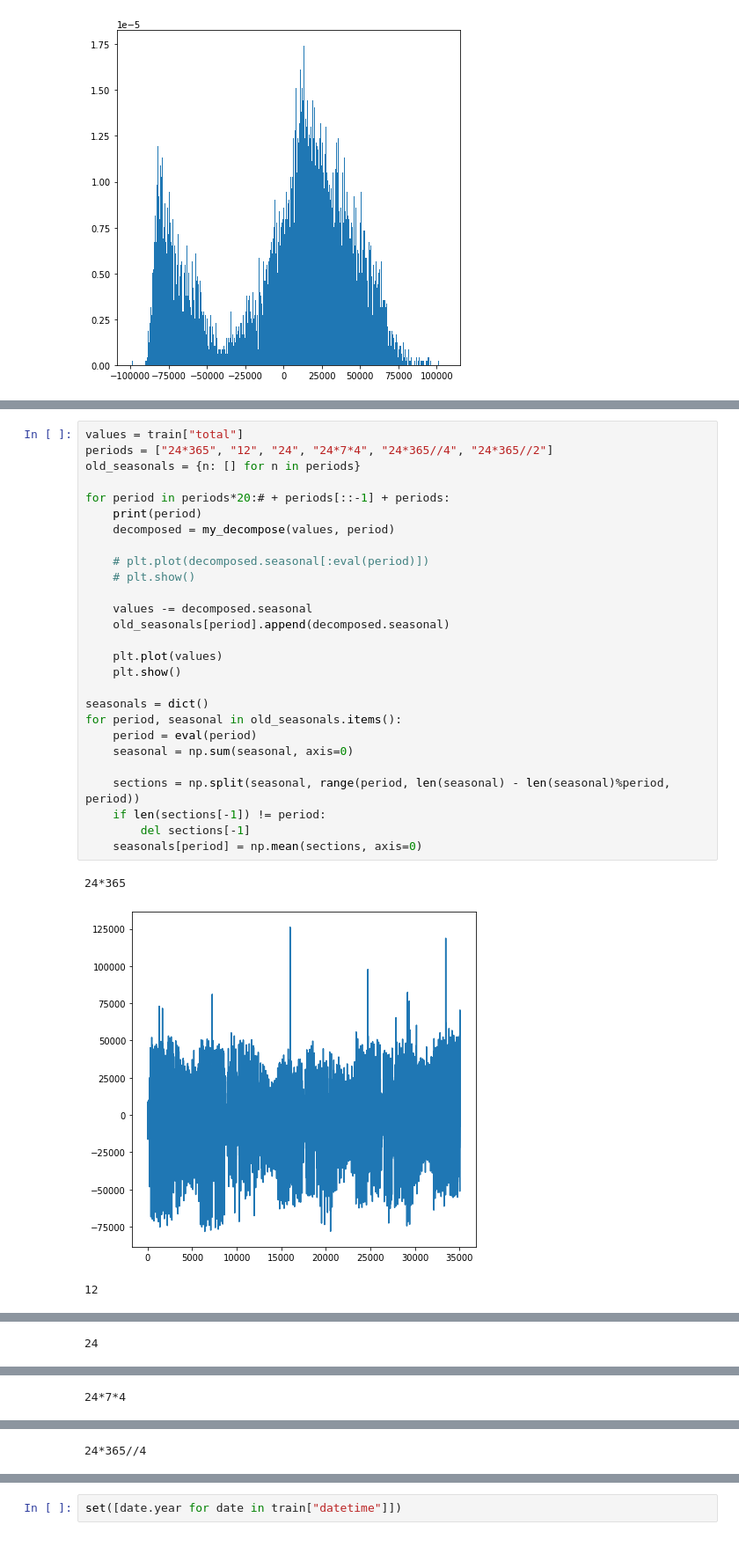
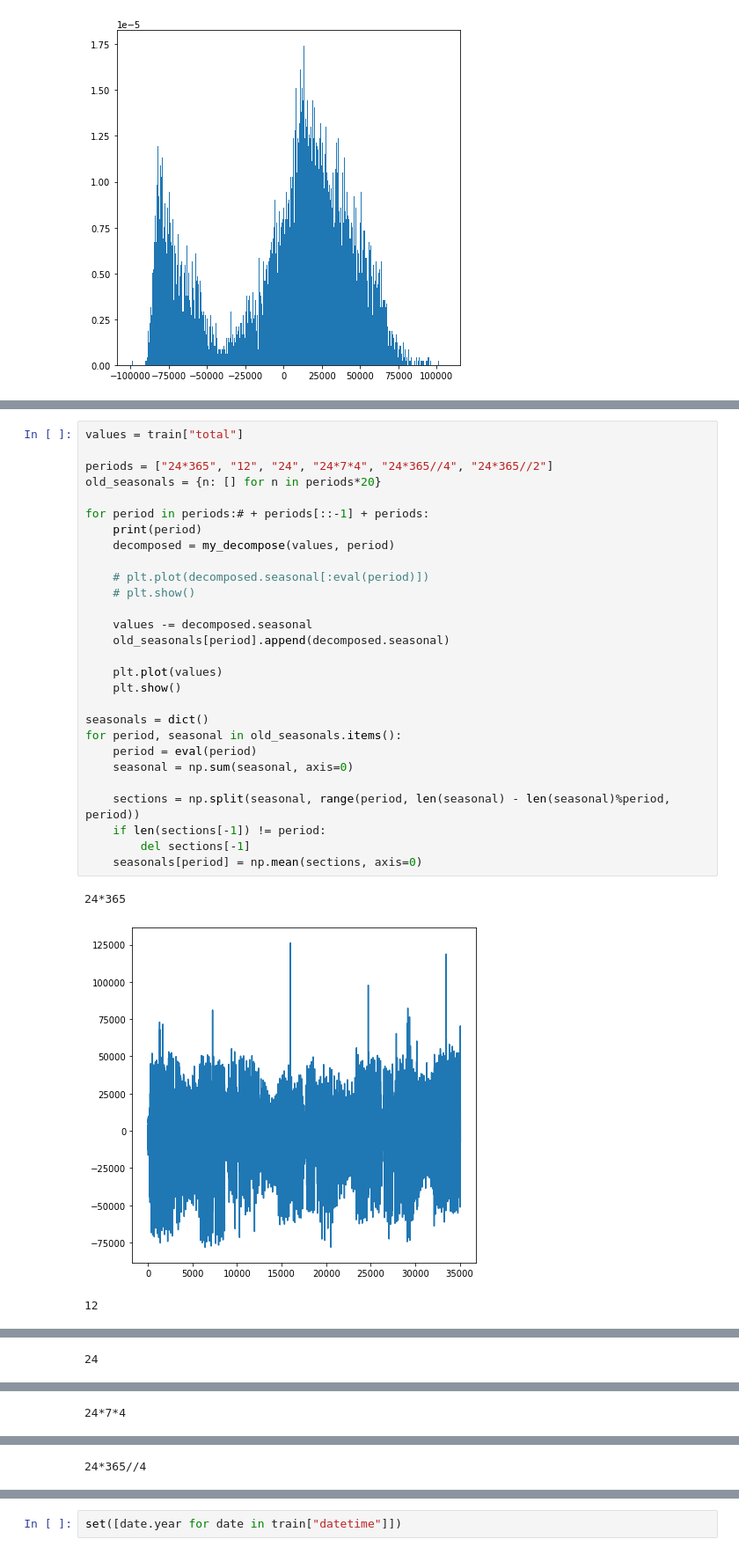
Before and after one commit to 0dminnimda/NTO_bigdata_2022_final, a Jupyter notebook: Baseline.ipynb, the cells around one changed output, grey strips where cells are left out. Shown at 88% size. Drawn from its saved outputs; the diff is of its cells as text.

```diff
--- a/Baseline.ipynb
+++ b/Baseline.ipynb
@@ -203,31 +206,32 @@ plt.plot(train["total"])
 # %%
 values = train["total"]
+
 periods = ["24*365", "12", "24", "24*7*4", "24*365//4", "24*365//2"]
-old_seasonals = {n: [] for n in periods}
+old_seasonals = {n: [] for n in periods*20}
 
-for period in periods*20:# + periods[::-1] + periods:
+for period in periods:# + periods[::-1] + periods:
     print(period)
     decomposed = my_decompose(values, period)
 
     # plt.plot(decomposed.seasonal[:eval(period)])
     # plt.show()
 
     values -= decomposed.seasonal
     old_seasonals[period].append(decomposed.seasonal)
 
     plt.plot(values)
     plt.show()
 
 seasonals = dict()
 for period, seasonal in old_seasonals.items():
     period = eval(period)
     seasonal = np.sum(seasonal, axis=0)
 
     sections = np.split(seasonal, range(period, len(seasonal) - len(seasonal)%period, period))
     if len(sections[-1]) != period:
         del sections[-1]
     seasonals[period] = np.mean(sections, axis=0)
 # %% [output]
 24*365
-[figure, old version]
+[figure, new version]
 12
```
Also changed, not shown: parts of 37 cells of this notebook.
